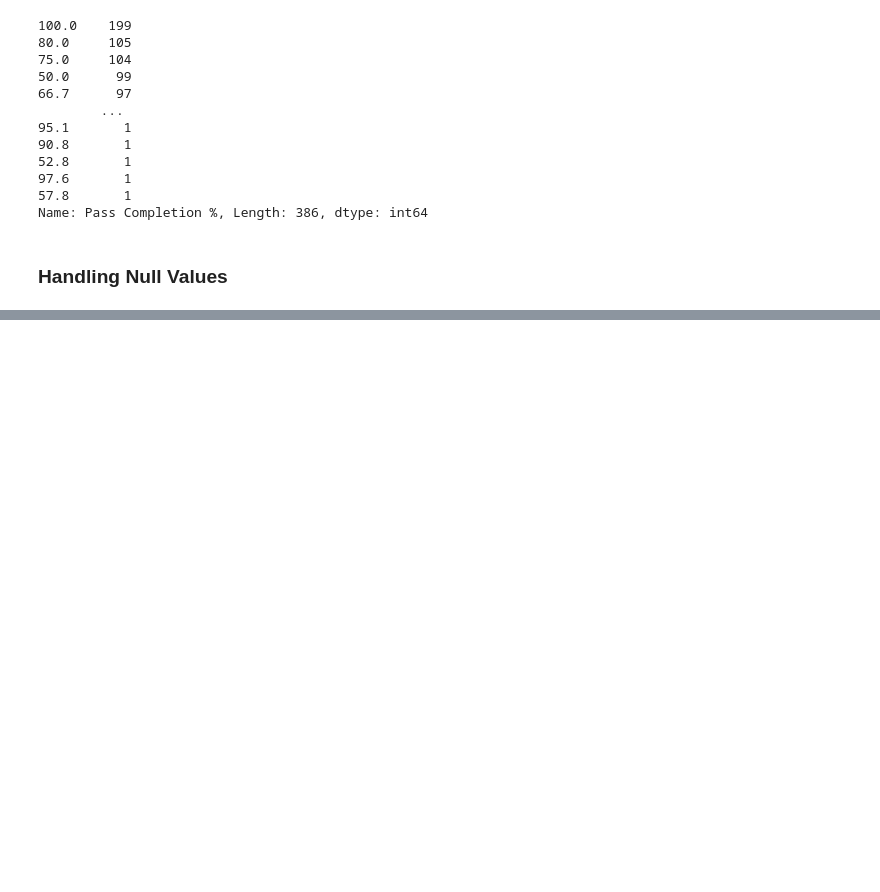
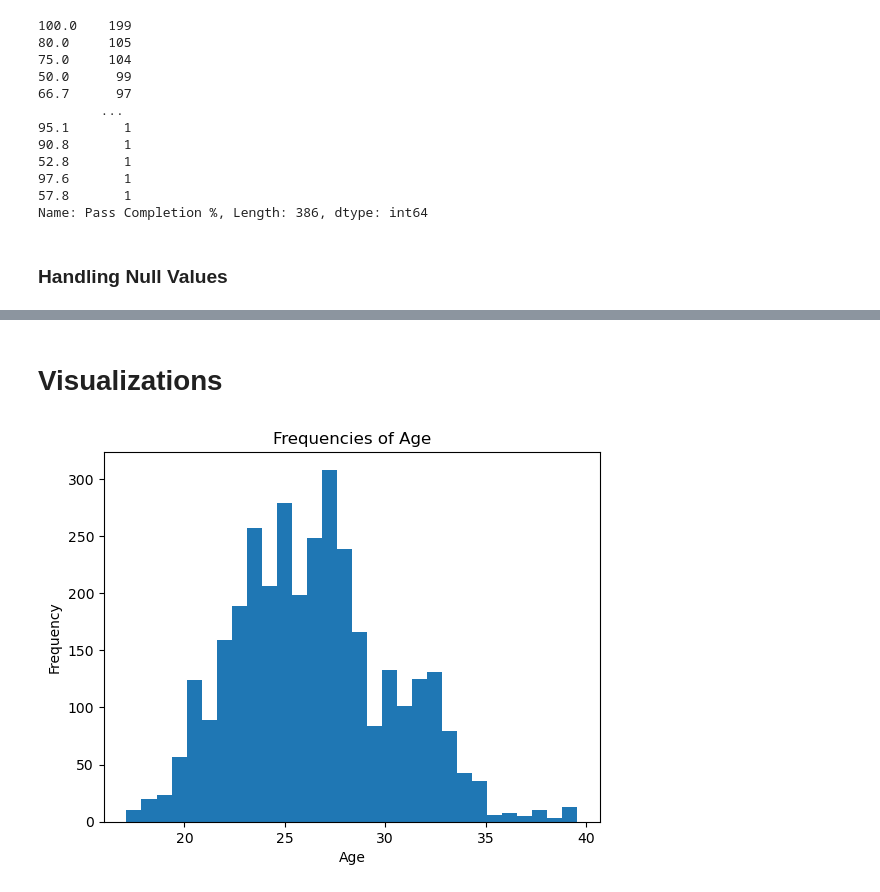
Before and after one commit to ericmckevitt/Premier-League-Goal-Prediction, a Jupyter notebook: eda.ipynb, the cells around one changed output, grey strips where cells are left out. Cells and saved outputs as stored; diff of their text form; code cells hidden in the pictures; blank space fills up the shorter version.

Commit message:
created visualizations and added team features

```diff
--- a/eda.ipynb
+++ b/eda.ipynb
@@ -51,5 +54,10 @@ df['AgeDays'] = pd.to_numeric(df['AgeDays'], errors='coerce')
 
 df.drop('Age', axis=1, inplace=True)
 
-df[['AgeYears', 'AgeDays']].head()
+df["Age"] = df['AgeYears'] + (df['AgeDays'] / 365)
+
+df.drop('AgeYears', axis=1, inplace=True)
+df.drop('AgeDays', axis=1, inplace=True)
+
+df["Age"].head()
 # %% [output]
@@ -152,0 +169,12 @@ print(cleaned_sample)
+# %%
+# Convert "Date" to datetime format
+df['Date'] = pd.to_datetime(df['Date'], errors='coerce')
+
+# Reference date (earliest match date)
+reference_date = df['Date'].min()
+
+# Calculate days since the reference date
+df['Date'] = (df['Date'] - reference_date).dt.days
+
+# Check the transformed column
+df['Date'].head()
@@ -152,0 +230,11 @@ print(cleaned_sample)
+# %%
+# Aggregate team data
+team_features = df.groupby(['Team', 'Date']).agg(
+    TeamShots=('Total Shoot', 'sum'),
+    TeamxG=('Expected Goals (xG)', 'sum'),
+    TeamPassAccuracy=('Pass Completion %', 'mean'),
+    TeamDribbles=('Dribbles', 'sum'),
+    TeamProgression=('Progressive Carries', 'sum')
+).reset_index()
+
+df = df.merge(team_features, on=['Team', 'Date'], how='left')
@@ -152,0 +318,12 @@ print(cleaned_sample)
+# %% [markdown]
+# Visualizations
+# %%
+x_axis = 'Age'
+
+plt.hist(df[x_axis], bins=30)
+plt.ylabel("Frequency")
+plt.xlabel(x_axis)
+plt.title(f"Frequencies of {x_axis}")
+plt.show()
+# %% [output]
+[figure, added]
```
Also changed, not shown: parts of 22 cells of this notebook, 1 other file.
